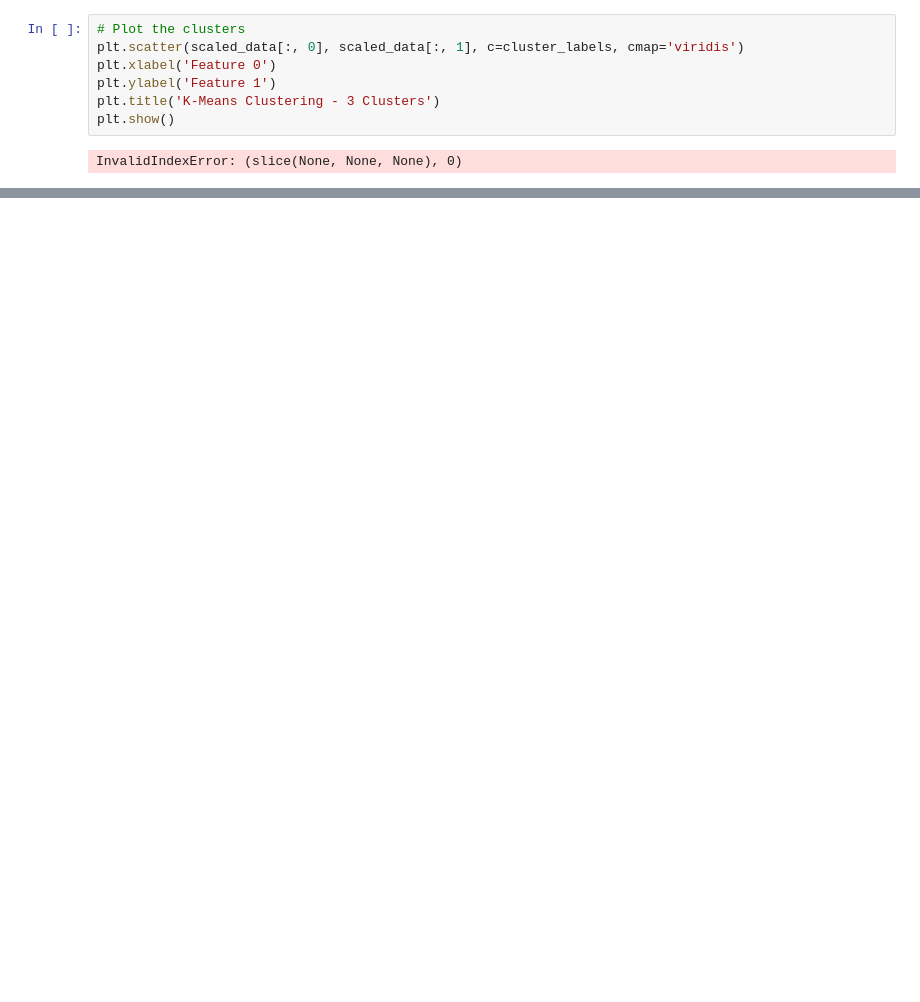
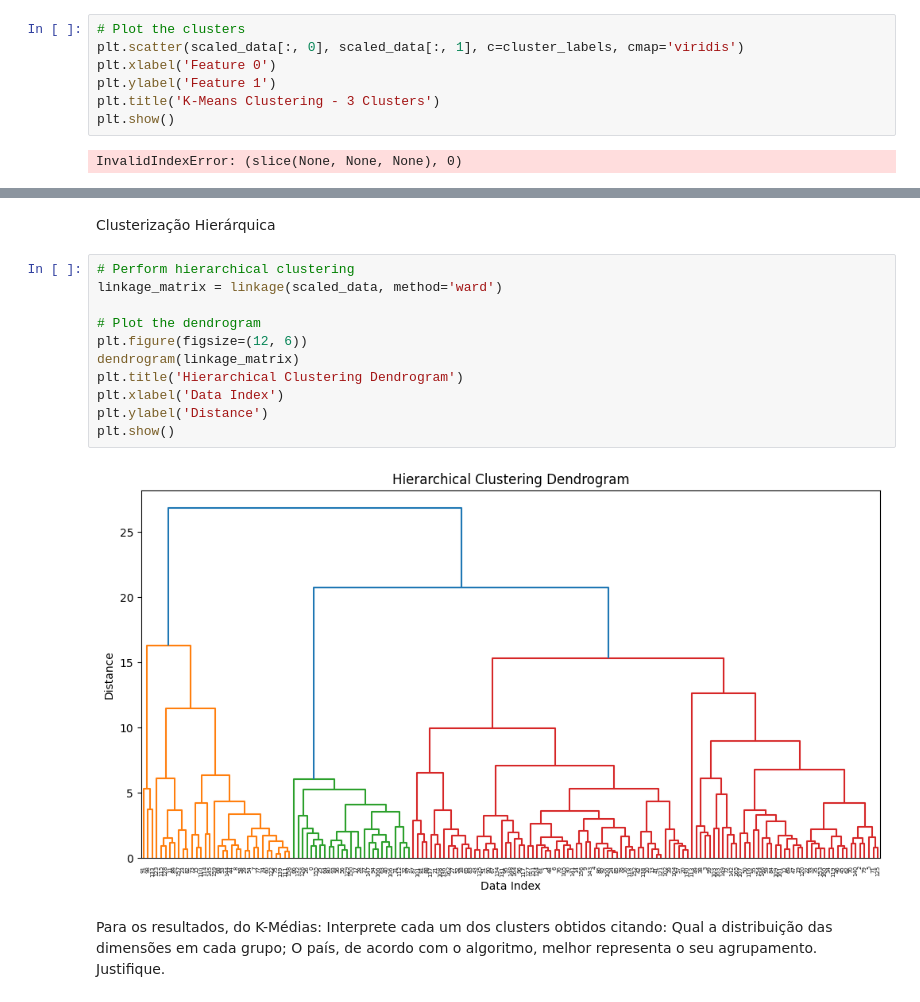
Before and after one commit to FabioRochaPoeta/aprendizado-nao-supervisionado, a Jupyter notebook: aprendizado-nao-supervisionado-fabio-rocha.ipynb, the cells around one changed output, grey strips where cells are left out. Drawn from its saved outputs; the diff is of its cells as text; blank space fills up the shorter version.

```diff
--- a/aprendizado-nao-supervisionado-fabio-rocha.ipynb
+++ b/aprendizado-nao-supervisionado-fabio-rocha.ipynb
@@ -304,0 +320,20 @@ InvalidIndexError: (slice(None, None, None), 0)
+# %% [markdown]
+Clusterização Hierárquica
+# %%
+# Perform hierarchical clustering
+linkage_matrix = linkage(scaled_data, method='ward')
+
+# Plot the dendrogram
+plt.figure(figsize=(12, 6))
+dendrogram(linkage_matrix)
+plt.title('Hierarchical Clustering Dendrogram')
+plt.xlabel('Data Index')
+plt.ylabel('Distance')
+plt.show()
+# %% [output]
+[figure, added]
+# %% [markdown]
+Para os resultados, do K-Médias:
+Interprete cada um dos clusters obtidos citando:
+Qual a distribuição das dimensões em cada grupo;
+O país, de acordo com o algoritmo, melhor representa o seu agrupamento. Justifique.
```
Also changed, not shown: parts of 12 cells of this notebook.
